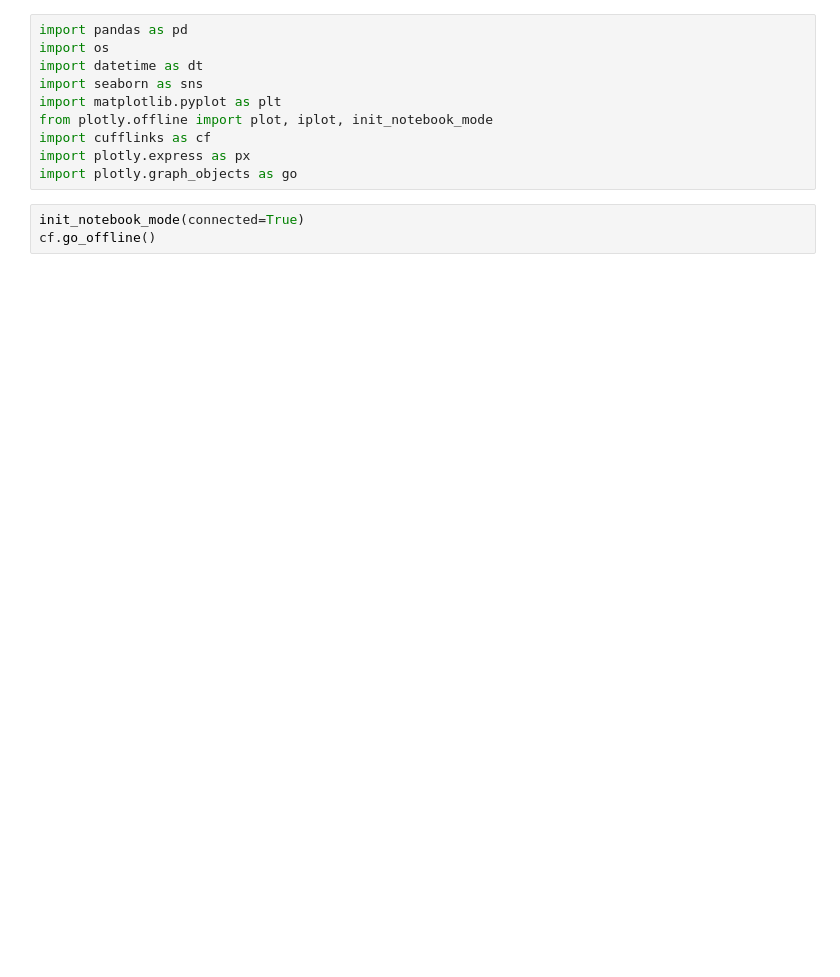
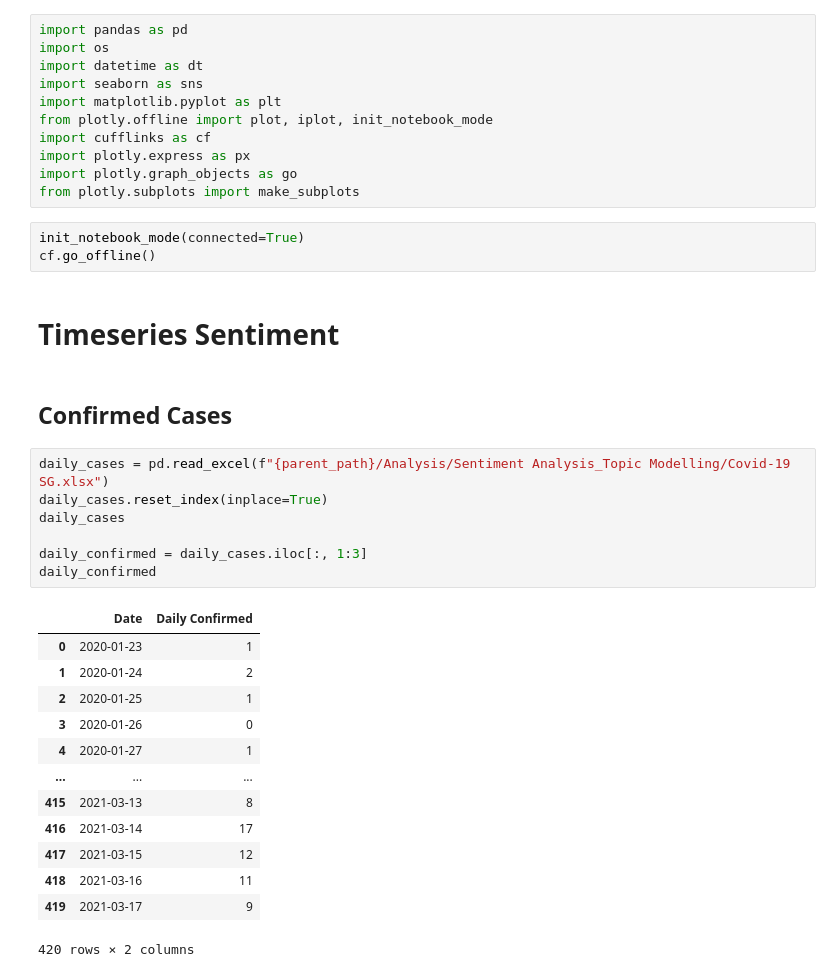
Before and after one commit to CJianYu98/Covid-19-Singapore-Analysis, a Jupyter notebook: Analysis/Sentiment Analysis_Topic Modelling/timeline_sentiment_analysis.ipynb, the cells around one changed output. Cells and saved outputs as stored; diff of their text form; blank space fills up the shorter version.

```diff
--- a/Analysis/Sentiment Analysis_Topic Modelling/timeline_sentiment_analysis.ipynb
+++ b/Analysis/Sentiment Analysis_Topic Modelling/timeline_sentiment_analysis.ipynb
@@ -8,9 +8,35 @@ from plotly.offline import plot, iplot, init_notebook_mode
 import cufflinks as cf
 import plotly.express as px
 import plotly.graph_objects as go
+from plotly.subplots import make_subplots
 # %%
 init_notebook_mode(connected=True)
 cf.go_offline()
+# %% [markdown]
+# Timeseries Sentiment
+# %% [markdown]
+## Confirmed Cases
+# %%
+daily_cases = pd.read_excel(f"{parent_path}/Analysis/Sentiment Analysis_Topic Modelling/Covid-19 SG.xlsx")
+daily_cases.reset_index(inplace=True)
+daily_cases
+
+daily_confirmed = daily_cases.iloc[:, 1:3]
+daily_confirmed
+# %% [output]
+|  | Date | Daily Confirmed |
+| 0 | 2020-01-23 | 1 |
+| 1 | 2020-01-24 | 2 |
+| 2 | 2020-01-25 | 1 |
+| 3 | 2020-01-26 | 0 |
+| 4 | 2020-01-27 | 1 |
+| ... | ... | ... |
+| 415 | 2021-03-13 | 8 |
+| 416 | 2021-03-14 | 17 |
+| 417 | 2021-03-15 | 12 |
+| 418 | 2021-03-16 | 11 |
+| 419 | 2021-03-17 | 9 |
+420 rows × 2 columns
 # %%
 def sentiment_timeseries(policy, timeframe):
     df = pd.read_csv(f"{parent_path}/Data/Sentiment Data/{policy}_valuable_opinions.csv")
```
Also changed, not shown: parts of 5 cells of this notebook.
